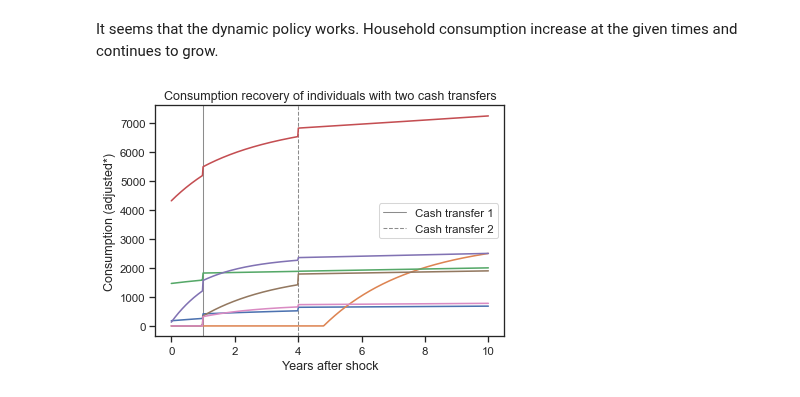
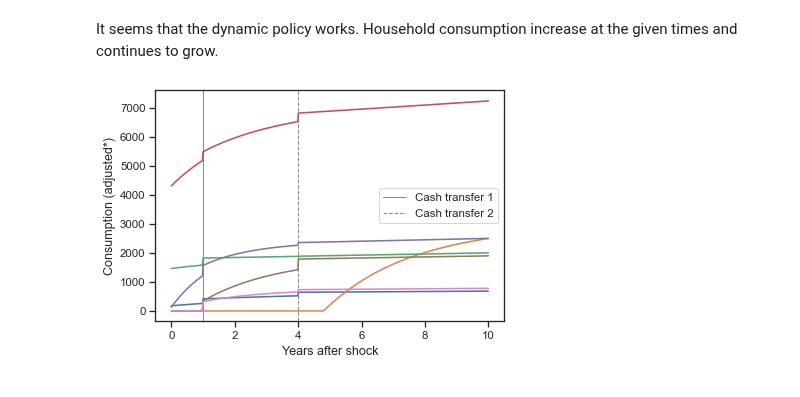
Before and after one commit to mikhailsirenko/unbreakable, a Jupyter notebook: notebooks/verification.ipynb, the cells around one changed output. Drawn from its saved outputs; the diff is of its cells as text; code cells hidden in the pictures.

```diff
--- a/notebooks/verification.ipynb
+++ b/notebooks/verification.ipynb
@@ -281,7 +281,7 @@ delta_01[numeric_columns] = delta_01[numeric_columns].apply(pd.to_numeric)
 fig, ax = plt.subplots(ncols=2, figsize=(12, 4))
 
 outcome_of_interests = ['annual_average_consumption_loss_pct', 'r']
-x_labels = ['Annual average consumption loss (%)', 'Socio-economic resilience']
+x_labels = ['Wt. Ann. Avg. Consump. Loss p.c. (%)', 'Socio-Economic Resilience']
 for i, outcome_of_interest in enumerate(outcome_of_interests):
     sns.kdeplot(
         data=delta_0025, x=outcome_of_interest, ax=ax[i], label='0.0025'
@@ -335,7 +335,7 @@ df.describe()
 # %% [markdown]
 Next we are going to check how "dynamic policy" works. A dynamic policy is a cash transfer at a certain time added to `aesav` of affected households. Note that there could be multiple transfers at different times. Let's look at how their consumption restores over time.
 # %%
-with open('..results/household_consumption/consumption_recovery.pickle', 'rb') as handle:
+with open('../results/household_consumption/consumption_recovery.pickle', 'rb') as handle:
     consumption_recovery = pkl.load(handle)
 consumption_recovery = pd.DataFrame(dict(consumption_recovery))
 # %% [markdown]
@@ -343,20 +343,21 @@ It seems that the dynamic policy works. Household consumption increase at the gi
 # %%
 fig, ax = plt.subplots()
 
 # We tested two cash transfers, one at 1 year and one at 4 years
 x = [52, 208]
 transfer_times = consumption_recovery.columns[x].tolist()
 
 linestyles = ['-', '--']
 for i, t in enumerate(transfer_times):
     ax.axvline(t, color='k', linestyle=linestyles[i], linewidth=1, alpha=0.5)
 plt.legend(['Cash transfer 1', 'Cash transfer 2'])
 
 consumption_recovery.T.plot(ax=ax, legend=False)
 
 # * Note that these are not the "real" consumption values, we adjusted expenditure to match the asset damage data
 plt.ylabel('Consumption (adjusted*)')
 plt.xlabel('Years after shock')
-plt.title('Consumption recovery of individuals with two cash transfers');
+# plt.title('Consumption recovery of individuals with two cash transfers');
+plt.savefig('../figures/verification/dynamic_policy.pgf', bbox_inches='tight')
 # %% [output]
-[figure, old version]
+[figure, new version]
```
Also changed, not shown: 1 other file.
